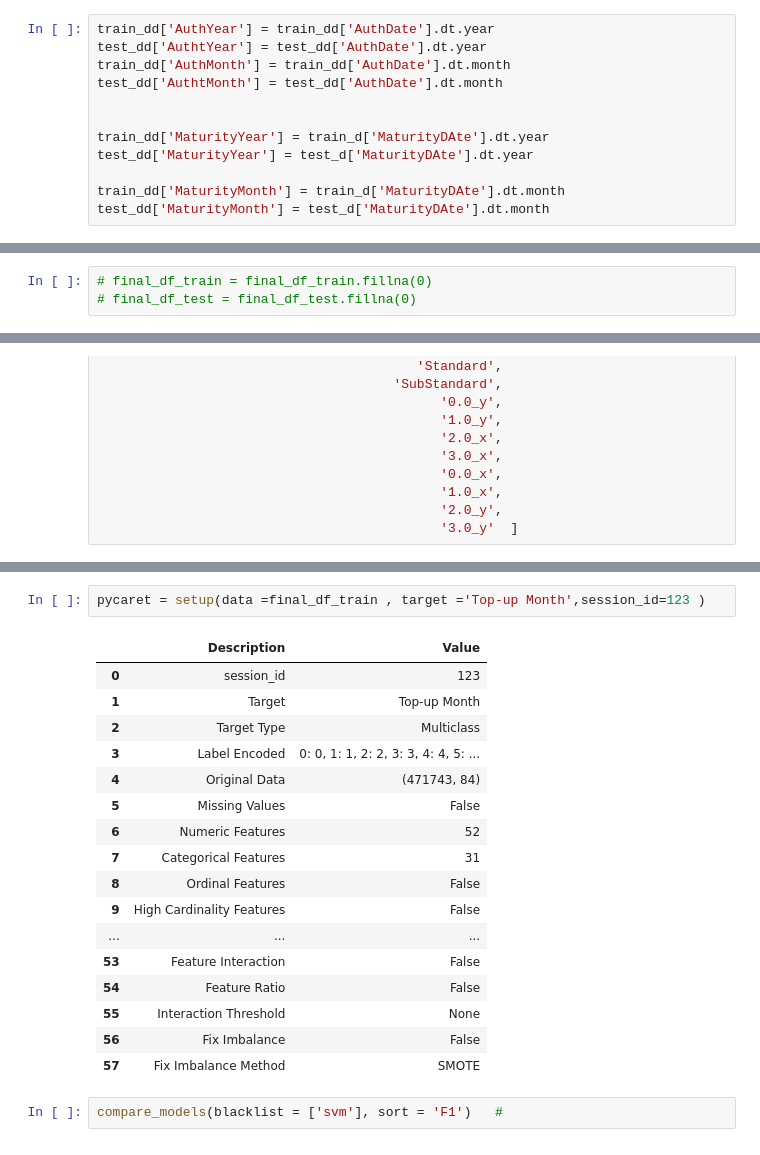
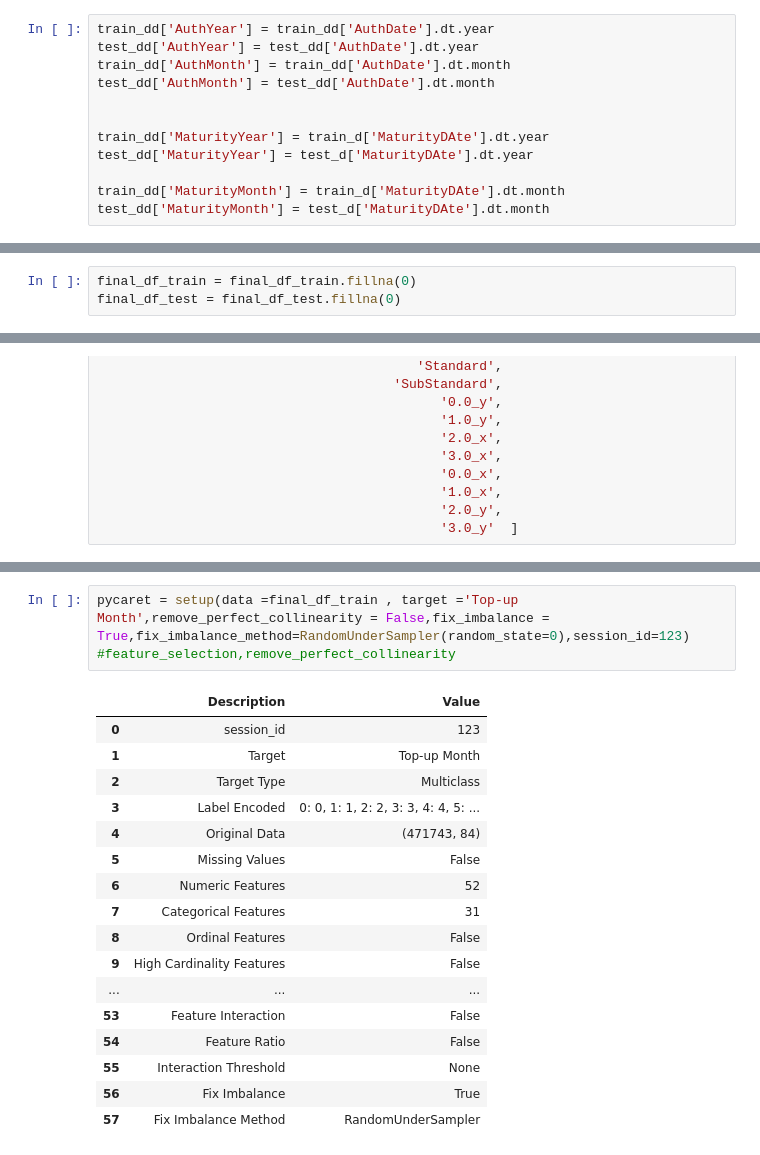
Before and after one commit to DataSenseiAryan/LTFSDSFinHack3, a Jupyter notebook: Copy_of_FeatureEngineering.ipynb, the cells around one changed output, grey strips where cells are left out. Saved outputs shown, nothing was run; the diff lists cells and outputs as text.

```diff
--- a/Copy_of_FeatureEngineering.ipynb
+++ b/Copy_of_FeatureEngineering.ipynb
@@ -356,9 +369,9 @@ dtypes: datetime64[ns](3), float64(7), int64(9), object(9)
 memory usage: 23.7+ MB
 # %%
 train_dd['AuthYear'] = train_dd['AuthDate'].dt.year
-test_dd['AuthtYear'] = test_dd['AuthDate'].dt.year
+test_dd['AuthYear'] = test_dd['AuthDate'].dt.year
 train_dd['AuthMonth'] = train_dd['AuthDate'].dt.month
-test_dd['AuthtMonth'] = test_dd['AuthDate'].dt.month
+test_dd['AuthMonth'] = test_dd['AuthDate'].dt.month
 
 
 train_dd['MaturityYear'] = train_d['MaturityDAte'].dt.year
@@ -442,7 +455,7 @@ DisbursalAmount    0
 Length: 83, dtype: int64
 # %%
-# final_df_train = final_df_train.fillna(0)
-# final_df_test = final_df_test.fillna(0)
+final_df_train = final_df_train.fillna(0)
+final_df_test = final_df_test.fillna(0)
 # %%
 final_df_train.info()
 # %% [output]
@@ -527,22 +549,20 @@ cols = ['Tenure', 'AssetID','SupplierID', 'AGE',  'AuthYear', 'AuthMonth','Matur
 # %%
-pycaret = setup(data =final_df_train , target ='Top-up Month',session_id=123 )
+pycaret = setup(data =final_df_train , target ='Top-up Month',remove_perfect_collinearity = False,fix_imbalance = True,fix_imbalance_method=RandomUnderSampler(random_state=0),session_id=123) #feature_selection,remove_perfect_collinearity
 # %% [output]
 |  | Description | Value |
 | 0 | session_id | 123 |
 | 1 | Target | Top-up Month |
 | 2 | Target Type | Multiclass |
 | 3 | Label Encoded | 0: 0, 1: 1, 2: 2, 3: 3, 4: 4, 5: ... |
 | 4 | Original Data | (471743, 84) |
 | 5 | Missing Values | False |
 | 6 | Numeric Features | 52 |
 | 7 | Categorical Features | 31 |
 | 8 | Ordinal Features | False |
 | 9 | High Cardinality Features | False |
 | ... | ... | ... |
 | 53 | Feature Interaction | False |
 | 54 | Feature Ratio | False |
 | 55 | Interaction Threshold | None |
-| 56 | Fix Imbalance | False |
-| 57 | Fix Imbalance Method | SMOTE |
+| 56 | Fix Imbalance | True |
+| 57 | Fix Imbalance Method | RandomUnderSampler |
-# %%
-compare_models(blacklist = ['svm'], sort = 'F1')   #
```
Also changed, not shown: parts of 51 cells of this notebook.
